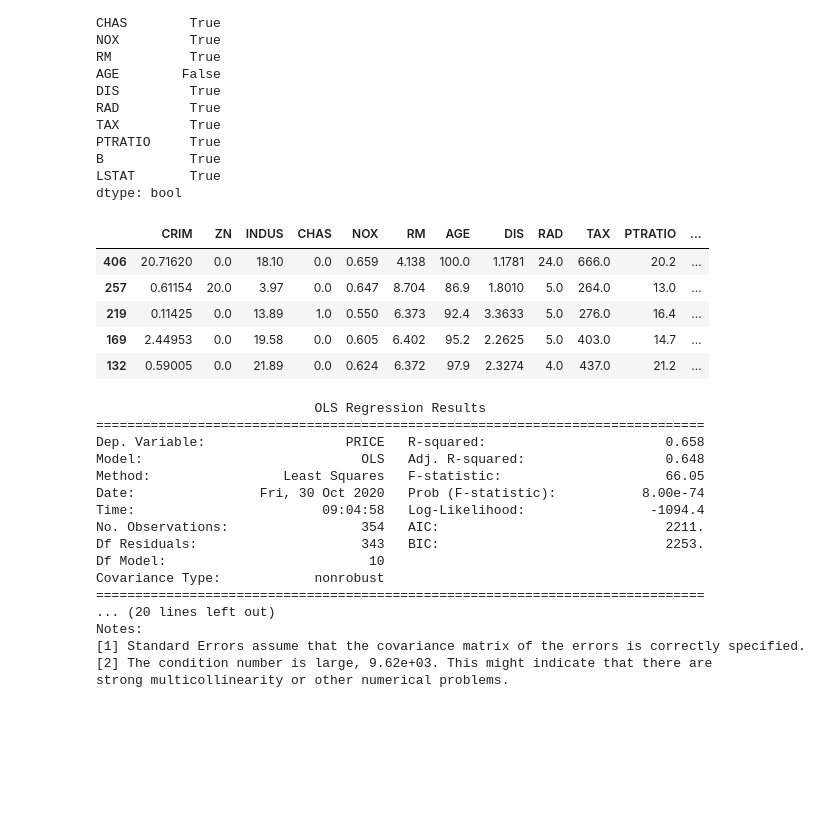
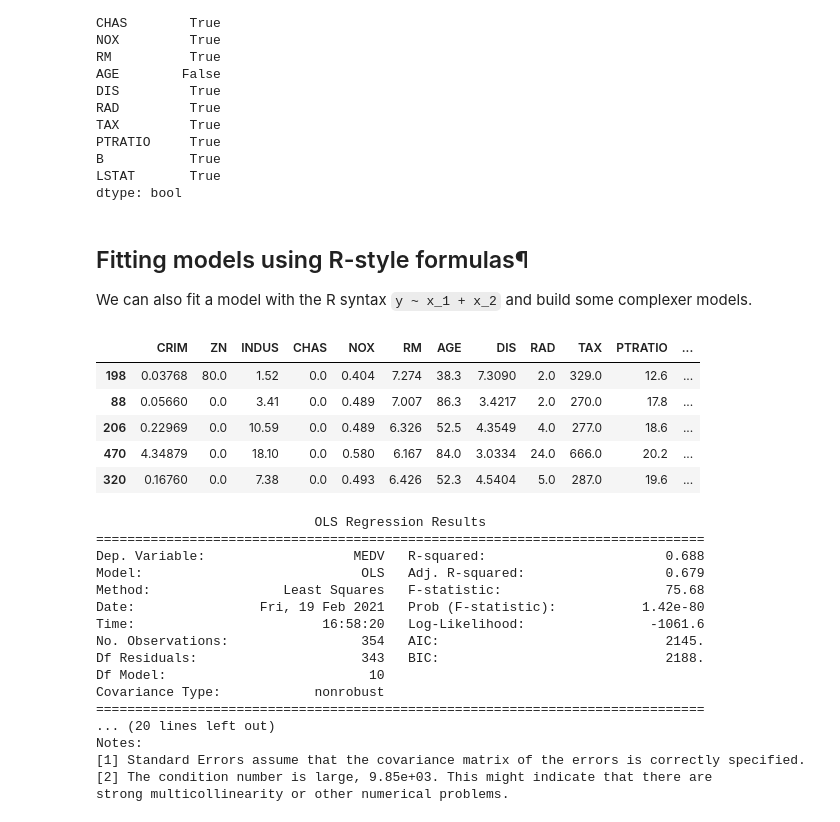
Before and after one commit to rueedlinger/machine-learning-snippets, a Jupyter notebook: notebooks/supervised/linear_regression/multiple_linear_regression_statsmodels.ipynb, the cells around one changed output. Cells and saved outputs as stored; diff of their text form; code cells hidden in the pictures; blank space fills up the shorter version.

```diff
--- a/notebooks/supervised/linear_regression/multiple_linear_regression_statsmodels.ipynb
+++ b/notebooks/supervised/linear_regression/multiple_linear_regression_statsmodels.ipynb
@@ -72,35 +104,38 @@ PTRATIO     True
 B           True
 LSTAT       True
 dtype: bool
+# %% [markdown]
+## Fitting models using R-style formulas¶
+We can also fit a model with the R syntax `y ~ x_1 + x_2` and build some complexer models.
 # %%
 dat = X_train.copy()
-dat['PRICE'] = y_train
+dat['MEDV'] = y_train
 dat.head()
 # %% [output]
 |  | CRIM | ZN | INDUS | CHAS | NOX | RM | AGE | DIS | RAD | TAX | PTRATIO | ... |
-| 406 | 20.71620 | 0.0 | 18.10 | 0.0 | 0.659 | 4.138 | 100.0 | 1.1781 | 24.0 | 666.0 | 20.2 | ... |
-| 257 | 0.61154 | 20.0 | 3.97 | 0.0 | 0.647 | 8.704 | 86.9 | 1.8010 | 5.0 | 264.0 | 13.0 | ... |
-| 219 | 0.11425 | 0.0 | 13.89 | 1.0 | 0.550 | 6.373 | 92.4 | 3.3633 | 5.0 | 276.0 | 16.4 | ... |
-| 169 | 2.44953 | 0.0 | 19.58 | 0.0 | 0.605 | 6.402 | 95.2 | 2.2625 | 5.0 | 403.0 | 14.7 | ... |
-| 132 | 0.59005 | 0.0 | 21.89 | 0.0 | 0.624 | 6.372 | 97.9 | 2.3274 | 4.0 | 437.0 | 21.2 | ... |
+| 198 | 0.03768 | 80.0 | 1.52 | 0.0 | 0.404 | 7.274 | 38.3 | 7.3090 | 2.0 | 329.0 | 12.6 | ... |
+| 88 | 0.05660 | 0.0 | 3.41 | 0.0 | 0.489 | 7.007 | 86.3 | 3.4217 | 2.0 | 270.0 | 17.8 | ... |
+| 206 | 0.22969 | 0.0 | 10.59 | 0.0 | 0.489 | 6.326 | 52.5 | 4.3549 | 4.0 | 277.0 | 18.6 | ... |
+| 470 | 4.34879 | 0.0 | 18.10 | 0.0 | 0.580 | 6.167 | 84.0 | 3.0334 | 24.0 | 666.0 | 20.2 | ... |
+| 320 | 0.16760 | 0.0 | 7.38 | 0.0 | 0.493 | 6.426 | 52.3 | 4.5404 | 5.0 | 287.0 | 19.6 | ... |
 # %%
-results = smf.ols('PRICE ~ CRIM + ZN + INDUS + CHAS + NOX + RM + DIS + RAD + PTRATIO + B', data=dat).fit()
+results = smf.ols('MEDV ~ CRIM + ZN + INDUS + CHAS + NOX + RM + DIS + RAD + PTRATIO + B', data=dat).fit()
 print(results.summary())
 # %% [output]
                             OLS Regression Results
 ==============================================================================
-Dep. Variable:                  PRICE   R-squared:                       0.658
-Model:                            OLS   Adj. R-squared:                  0.648
-Method:                 Least Squares   F-statistic:                     66.05
-Date:                Fri, 30 Oct 2020   Prob (F-statistic):           8.00e-74
-Time:                        09:04:58   Log-Likelihood:                -1094.4
-No. Observations:                 354   AIC:                             2211.
-Df Residuals:                     343   BIC:                             2253.
+Dep. Variable:                   MEDV   R-squared:                       0.688
+Model:                            OLS   Adj. R-squared:                  0.679
+Method:                 Least Squares   F-statistic:                     75.68
+Date:                Fri, 19 Feb 2021   Prob (F-statistic):           1.42e-80
+Time:                        16:58:20   Log-Likelihood:                -1061.6
+No. Observations:                 354   AIC:                             2145.
+Df Residuals:                     343   BIC:                             2188.
 Df Model:                          10
 Covariance Type:            nonrobust
 ==============================================================================
 ... (20 lines left out)
 Notes:
 [1] Standard Errors assume that the covariance matrix of the errors is correctly specified.
-[2] The condition number is large, 9.62e+03. This might indicate that there are
+[2] The condition number is large, 9.85e+03. This might indicate that there are
 strong multicollinearity or other numerical problems.
```
Also changed, not shown: parts of 17 cells of this notebook, 1 other file.
